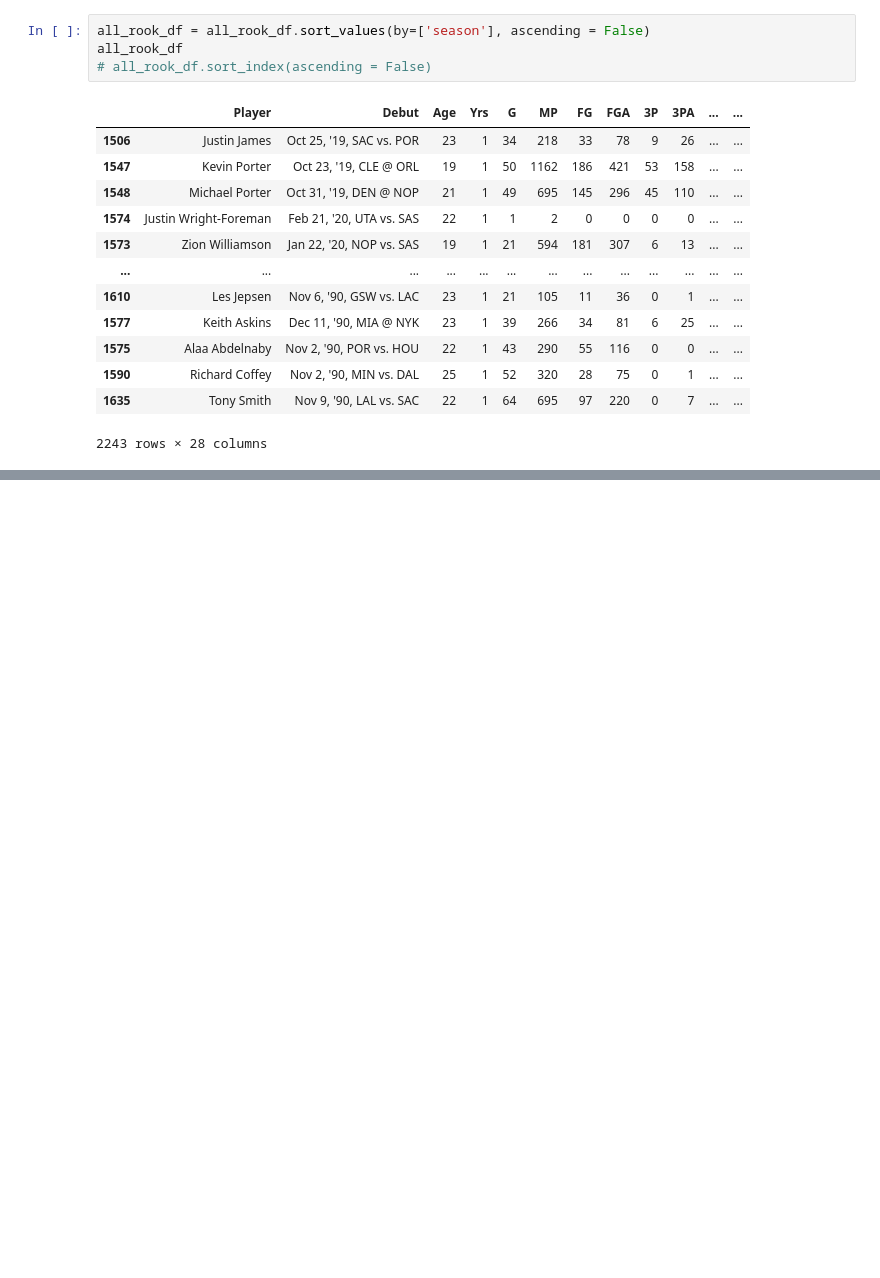
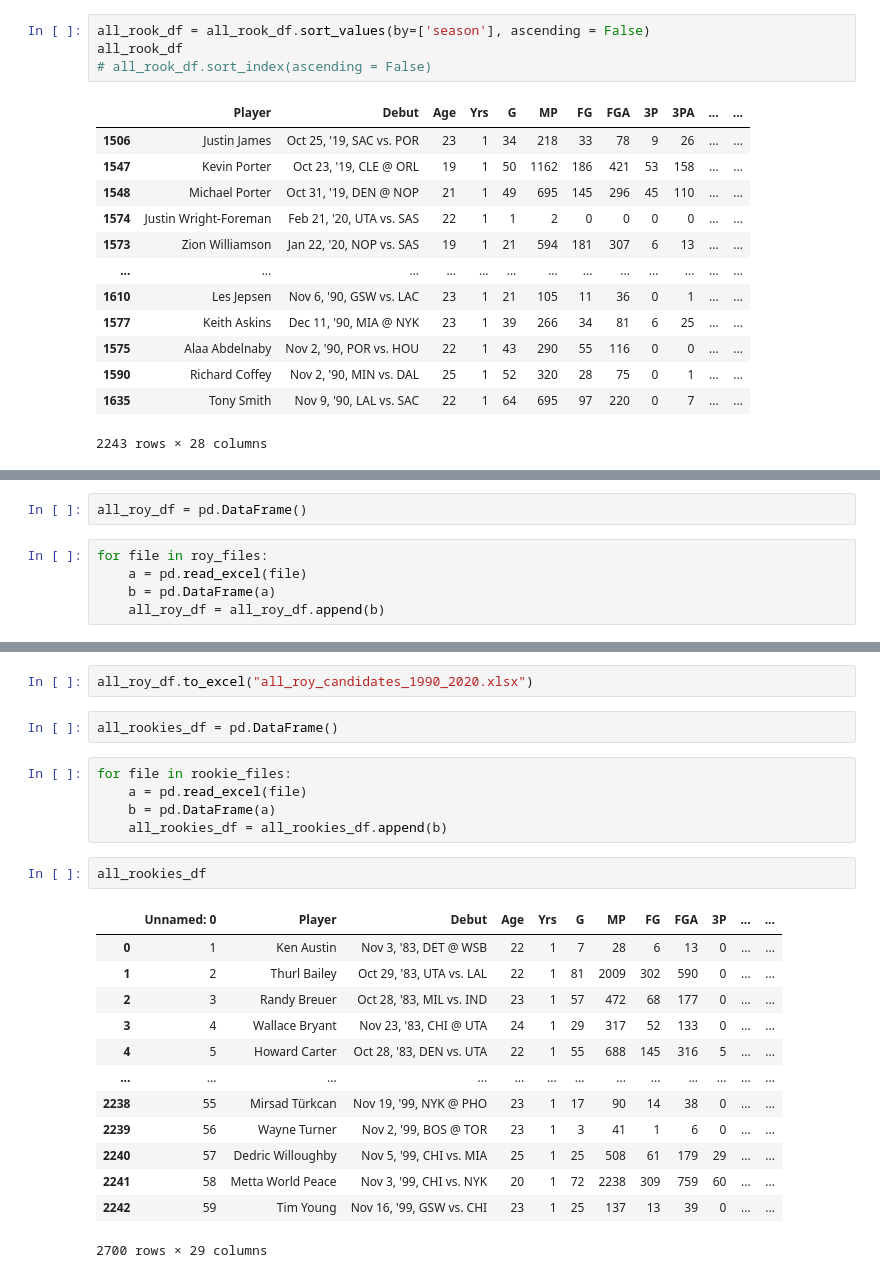
Before and after one commit to RU-DataScience-Group5/BasketballML, a Jupyter notebook: Data/ROY Data/Data Cleaning.ipynb, the cells around one changed output, grey strips where cells are left out. Cells and saved outputs as stored; diff of their text form; blank space fills up the shorter version.

Commit message:
added extra data and merged into master csv file

```diff
--- a/Data/ROY Data/Data Cleaning.ipynb
+++ b/Data/ROY Data/Data Cleaning.ipynb
@@ -258,0 +241,7 @@ print(all_rook_html)
+# %%
+all_roy_df = pd.DataFrame()
+# %%
+for file in roy_files:
+    a = pd.read_excel(file)
+    b = pd.DataFrame(a)
+    all_roy_df = all_roy_df.append(b)
@@ -258,0 +264,25 @@ print(all_rook_html)
+# %%
+all_roy_df.to_excel("all_roy_candidates_1990_2020.xlsx")
+# %%
+all_rookies_df = pd.DataFrame()
+# %%
+for file in rookie_files:
+    a = pd.read_excel(file)
+    b = pd.DataFrame(a)
+    all_rookies_df = all_rookies_df.append(b)
+# %%
+all_rookies_df
+# %% [output]
+|  | Unnamed: 0 | Player | Debut | Age | Yrs | G | MP | FG | FGA | 3P | ... | ... |
+| 0 | 1 | Ken Austin | Nov 3, '83, DET @ WSB | 22 | 1 | 7 | 28 | 6 | 13 | 0 | ... | ... |
+| 1 | 2 | Thurl Bailey | Oct 29, '83, UTA vs. LAL | 22 | 1 | 81 | 2009 | 302 | 590 | 0 | ... | ... |
+| 2 | 3 | Randy Breuer | Oct 28, '83, MIL vs. IND | 23 | 1 | 57 | 472 | 68 | 177 | 0 | ... | ... |
+| 3 | 4 | Wallace Bryant | Nov 23, '83, CHI @ UTA | 24 | 1 | 29 | 317 | 52 | 133 | 0 | ... | ... |
+| 4 | 5 | Howard Carter | Oct 28, '83, DEN vs. UTA | 22 | 1 | 55 | 688 | 145 | 316 | 5 | ... | ... |
+| ... | ... | ... | ... | ... | ... | ... | ... | ... | ... | ... | ... | ... |
+| 2238 | 55 | Mirsad Türkcan | Nov 19, '99, NYK @ PHO | 23 | 1 | 17 | 90 | 14 | 38 | 0 | ... | ... |
+| 2239 | 56 | Wayne Turner | Nov 2, '99, BOS @ TOR | 23 | 1 | 3 | 41 | 1 | 6 | 0 | ... | ... |
+| 2240 | 57 | Dedric Willoughby | Nov 5, '99, CHI vs. MIA | 25 | 1 | 25 | 508 | 61 | 179 | 29 | ... | ... |
+| 2241 | 58 | Metta World Peace | Nov 3, '99, CHI vs. NYK | 20 | 1 | 72 | 2238 | 309 | 759 | 60 | ... | ... |
+| 2242 | 59 | Tim Young | Nov 16, '99, GSW vs. CHI | 23 | 1 | 25 | 137 | 13 | 39 | 0 | ... | ... |
+2700 rows × 29 columns
```
Also changed, not shown: parts of 6 cells of this notebook, 23 other files.
